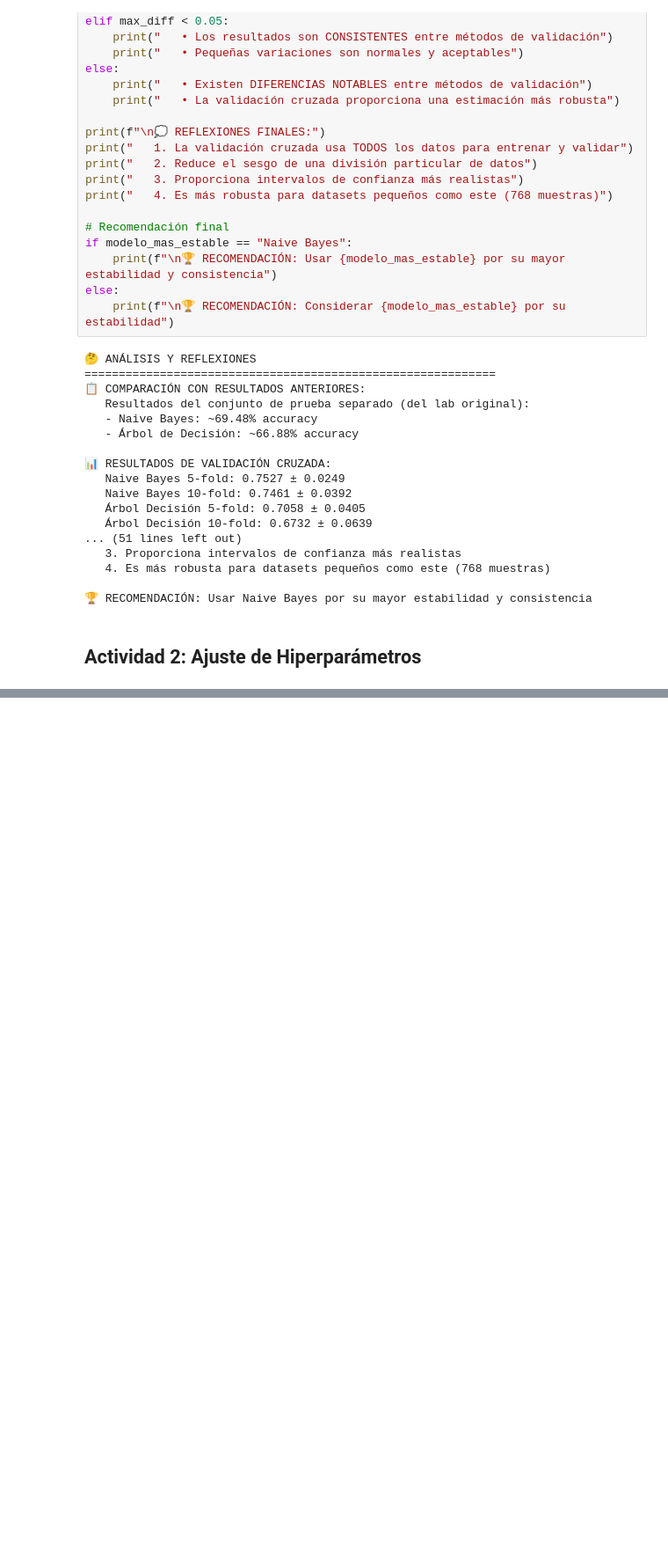
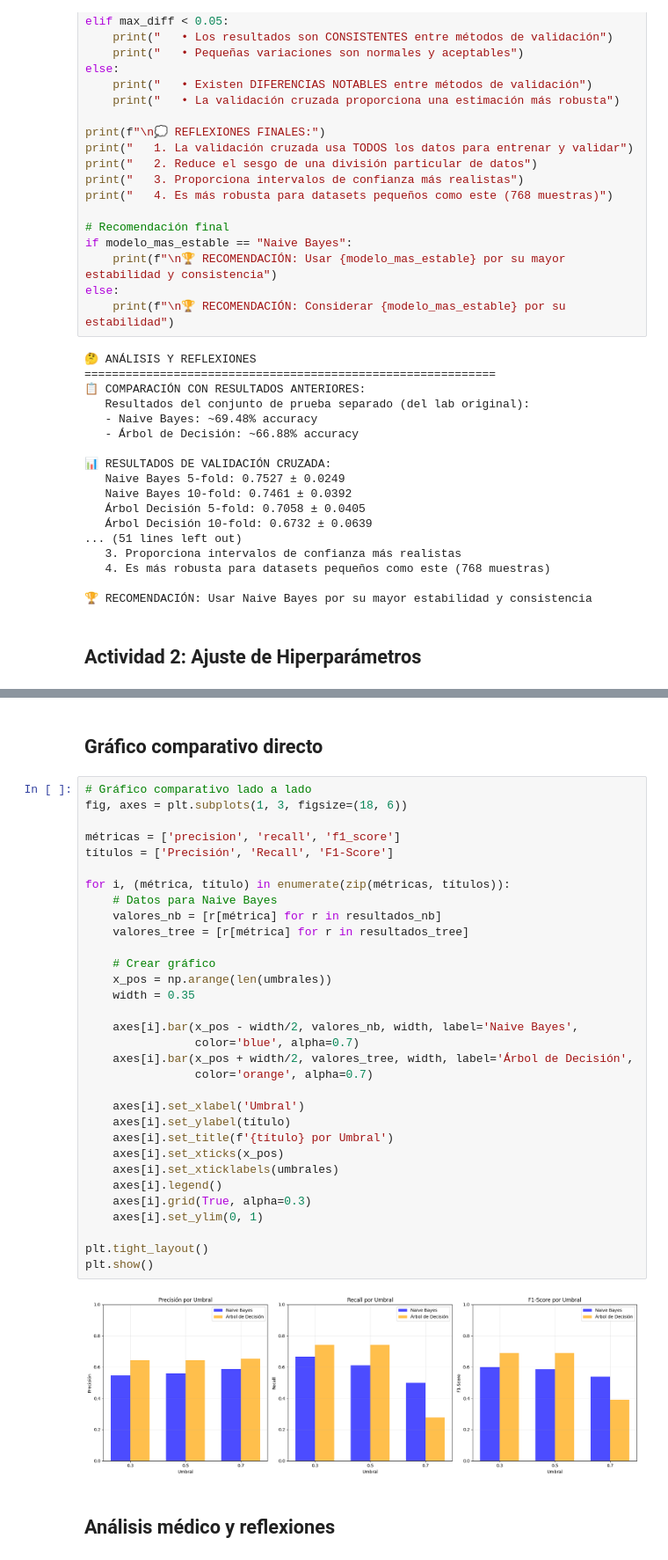
Before and after one commit to Anthony-ux-s/LAB05, a Jupyter notebook: Lab05_LR.ipynb, the cells around one changed output, grey strips where cells are left out. Shown at 88% size. Drawn from its saved outputs; the diff is of its cells as text; blank space fills up the shorter version.

```diff
--- a/Lab05_LR.ipynb
+++ b/Lab05_LR.ipynb
@@ -878,0 +1393,38 @@ else:
+# %% [markdown]
+## Gráfico comparativo directo
+# %%
+# Gráfico comparativo lado a lado
+fig, axes = plt.subplots(1, 3, figsize=(18, 6))
+
+métricas = ['precision', 'recall', 'f1_score']
+títulos = ['Precisión', 'Recall', 'F1-Score']
+
+for i, (métrica, título) in enumerate(zip(métricas, títulos)):
+    # Datos para Naive Bayes
+    valores_nb = [r[métrica] for r in resultados_nb]
+    valores_tree = [r[métrica] for r in resultados_tree]
+
+    # Crear gráfico
+    x_pos = np.arange(len(umbrales))
+    width = 0.35
+
+    axes[i].bar(x_pos - width/2, valores_nb, width, label='Naive Bayes',
+                color='blue', alpha=0.7)
+    axes[i].bar(x_pos + width/2, valores_tree, width, label='Árbol de Decisión',
+                color='orange', alpha=0.7)
+
+    axes[i].set_xlabel('Umbral')
+    axes[i].set_ylabel(título)
+    axes[i].set_title(f'{título} por Umbral')
+    axes[i].set_xticks(x_pos)
+    axes[i].set_xticklabels(umbrales)
+    axes[i].legend()
+    axes[i].grid(True, alpha=0.3)
+    axes[i].set_ylim(0, 1)
+
+plt.tight_layout()
+plt.show()
+# %% [output]
+[figure, added]
+# %% [markdown]
+## Análisis médico y reflexiones
```
Also changed, not shown: parts of 27 cells of this notebook.
